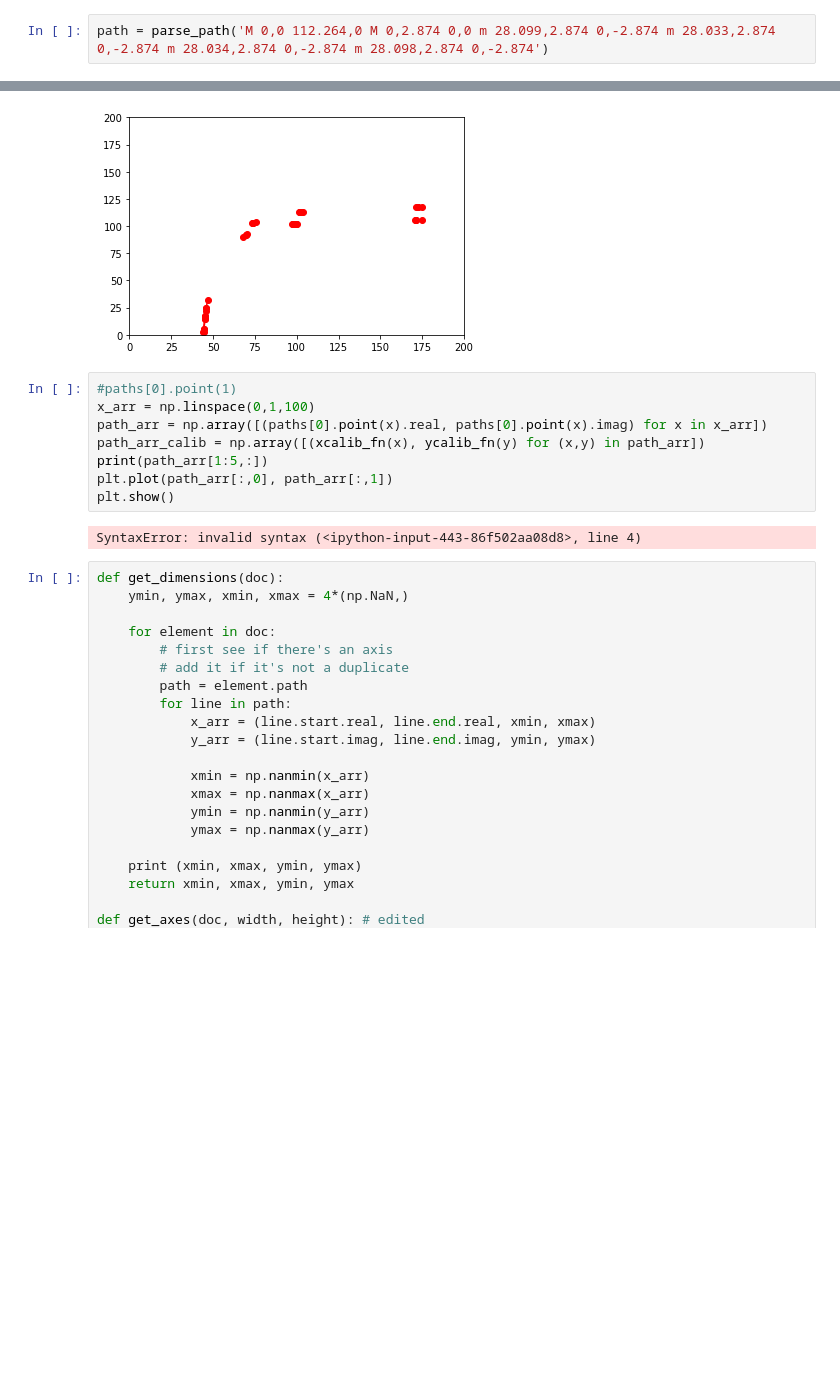
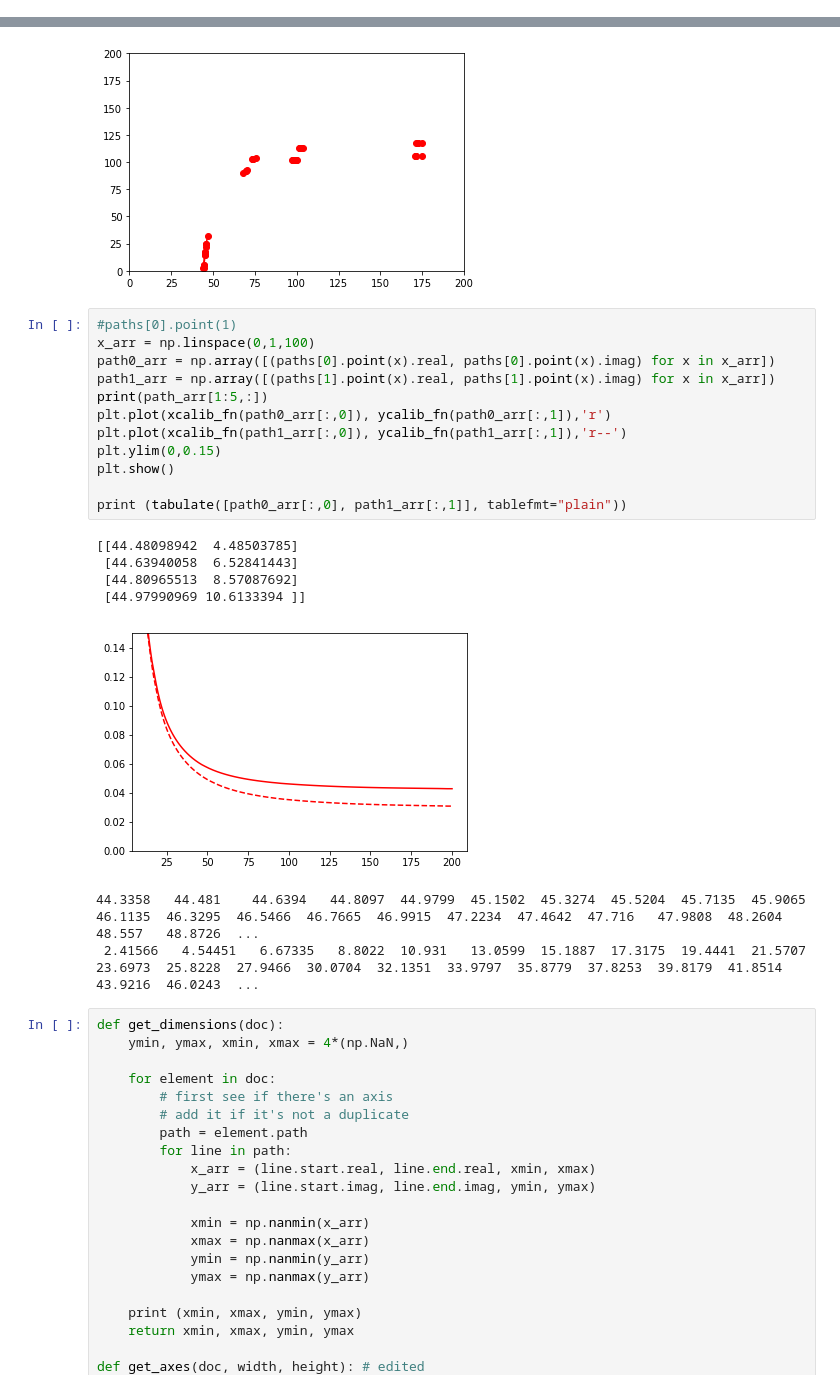
Before and after one commit to villaa/nrFano_Constraint, a Jupyter notebook: Edelweiss_data/get_svg_data.ipynb, the cells around one changed output, grey strips where cells are left out. Cells and saved outputs as stored; diff of their text form; blank space fills up the shorter version.

Commit message:
plot ER bands from Edelweiss based on svg in get_svg_data.ipynb

```diff
--- a/Edelweiss_data/get_svg_data.ipynb
+++ b/Edelweiss_data/get_svg_data.ipynb
@@ -11,5 +13,3 @@ from scipy.spatial import cKDTree
 # %%
 # axes: path578 (top, right), path570 (bottom), path556 (left)
 #data = svg2data("edelweiss_ER_band_GGA3.svg")
-# %%
-path = parse_path('M 0,0 112.264,0 M 0,2.874 0,0 m 28.099,2.874 0,-2.874 m 28.033,2.874 0,-2.874 m 28.034,2.874 0,-2.874 m 28.098,2.874 0,-2.874')
@@ -79,13 +75,23 @@ plt.show()
 # %%
 #paths[0].point(1)
 x_arr = np.linspace(0,1,100)
-path_arr = np.array([(paths[0].point(x).real, paths[0].point(x).imag) for x in x_arr])
-path_arr_calib = np.array([(xcalib_fn(x), ycalib_fn(y) for (x,y) in path_arr])
+path0_arr = np.array([(paths[0].point(x).real, paths[0].point(x).imag) for x in x_arr])
+path1_arr = np.array([(paths[1].point(x).real, paths[1].point(x).imag) for x in x_arr])
 print(path_arr[1:5,:])
-plt.plot(path_arr[:,0], path_arr[:,1])
+plt.plot(xcalib_fn(path0_arr[:,0]), ycalib_fn(path0_arr[:,1]),'r')
+plt.plot(xcalib_fn(path1_arr[:,0]), ycalib_fn(path1_arr[:,1]),'r--')
+plt.ylim(0,0.15)
 plt.show()
+
+print (tabulate([path0_arr[:,0], path1_arr[:,1]], tablefmt="plain"))
 # %% [output]
-SyntaxError: invalid syntax (<ipython-input-443-86f502aa08d8>, line 4)
+[[44.48098942  4.48503785]
+ [44.63940058  6.52841443]
+ [44.80965513  8.57087692]
+ [44.97990969 10.6133394 ]]
+[figure, added]
+44.3358   44.481    44.6394   44.8097  44.9799  45.1502  45.3274  45.5204  45.7135  45.9065  46.1135  46.3295  46.5466  46.7665  46.9915  47.2234  47.4642  47.716   47.9808  48.2604  48.557   48.8726  ...
+ 2.41566   4.54451   6.67335   8.8022  10.931   13.0599  15.1887  17.3175  19.4441  21.5707  23.6973  25.8228  27.9466  30.0704  32.1351  33.9797  35.8779  37.8253  39.8179  41.8514  43.9216  46.0243  ...
 # %%
 def get_dimensions(doc):
     ymin, ymax, xmin, xmax = 4*(np.NaN,)
```
Also changed, not shown: parts of 3 cells of this notebook.
